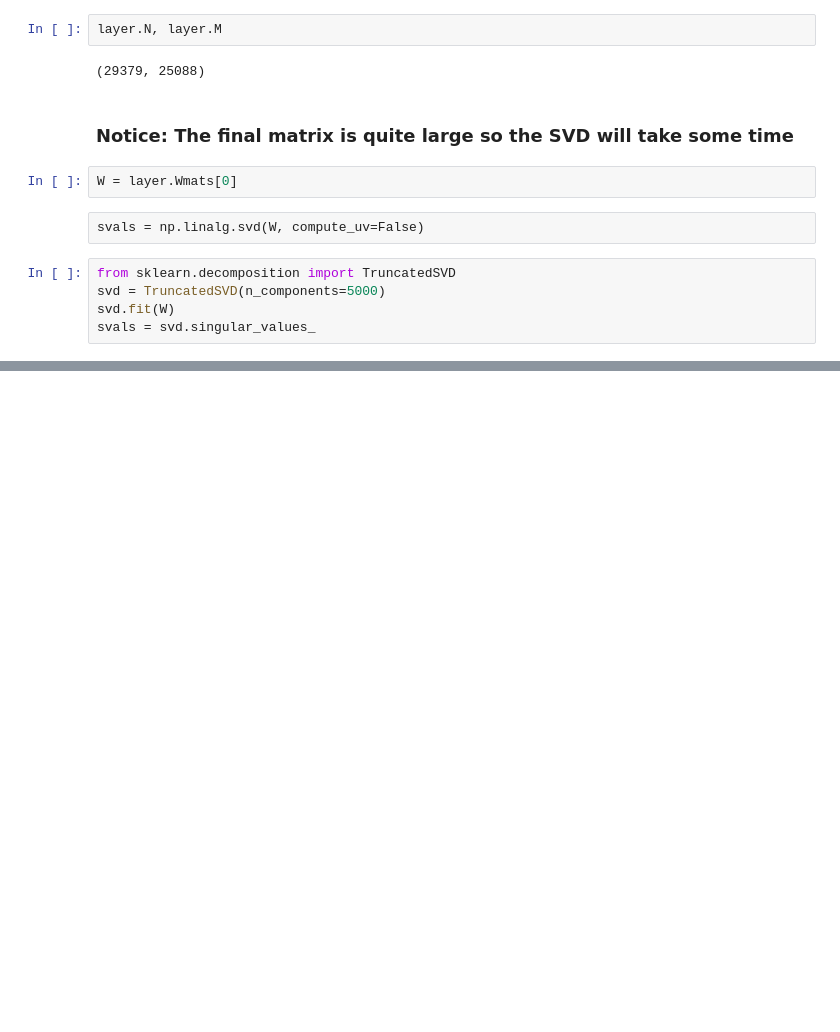
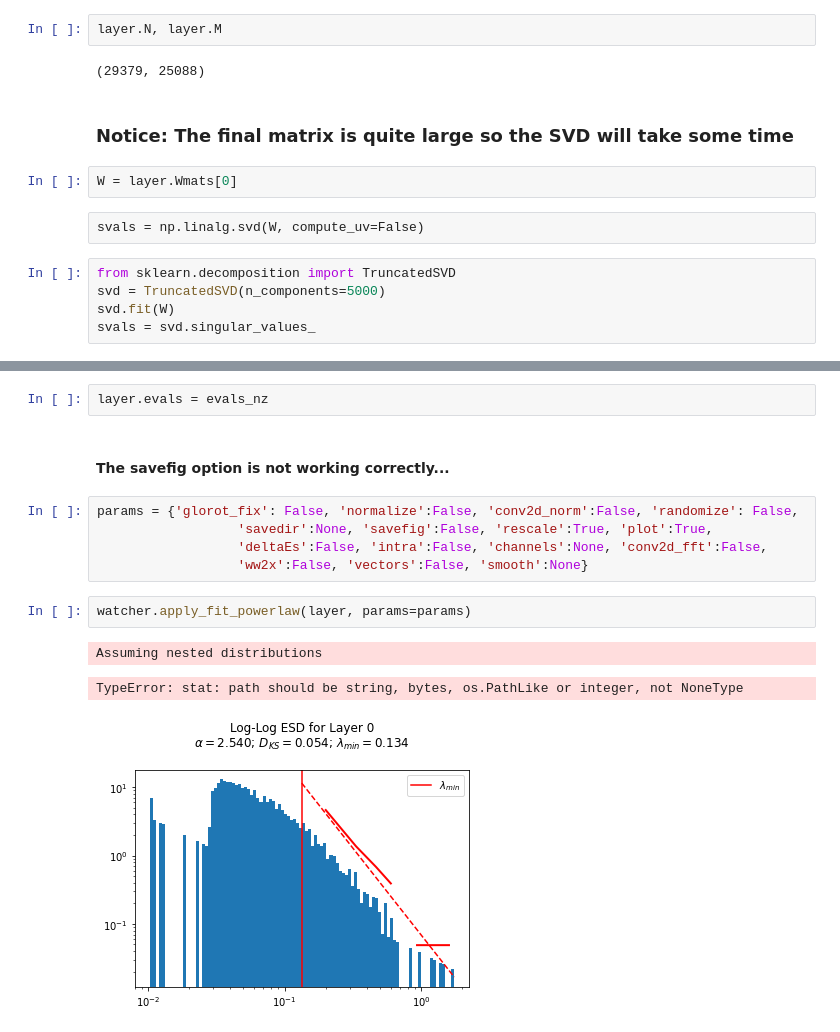
Before and after one commit to CalculatedContent/WeightWatcher, a Jupyter notebook: WWLayerIterator.ipynb, the cells around one changed output, grey strips where cells are left out. Saved outputs shown, nothing was run; the diff lists cells and outputs as text; blank space fills up the shorter version.

```diff
--- a/WWLayerIterator.ipynb
+++ b/WWLayerIterator.ipynb
@@ -278,0 +302,15 @@ Text(0.5, 1.0, 'VGG11 Stacked ESD, log log plot')
+# %%
+layer.evals = evals_nz
+# %% [markdown]
+#### The savefig option is not working correctly...
+# %%
+params = {'glorot_fix': False, 'normalize':False, 'conv2d_norm':False, 'randomize': False,
+                  'savedir':None, 'savefig':False, 'rescale':True, 'plot':True,
+                  'deltaEs':False, 'intra':False, 'channels':None, 'conv2d_fft':False,
+                  'ww2x':False, 'vectors':False, 'smooth':None}
+# %%
+watcher.apply_fit_powerlaw(layer, params=params)
+# %% [output]
+Assuming nested distributions
+TypeError: stat: path should be string, bytes, os.PathLike or integer, not NoneType
+[figure, added]
```
Also changed, not shown: parts of 9 cells of this notebook.
